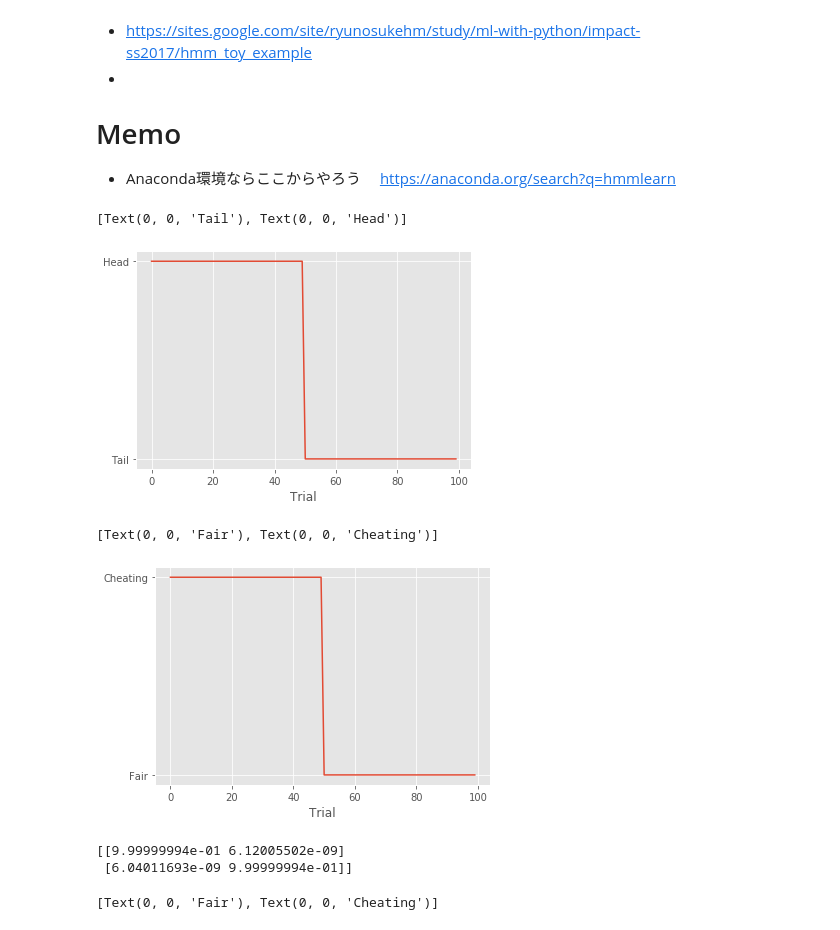
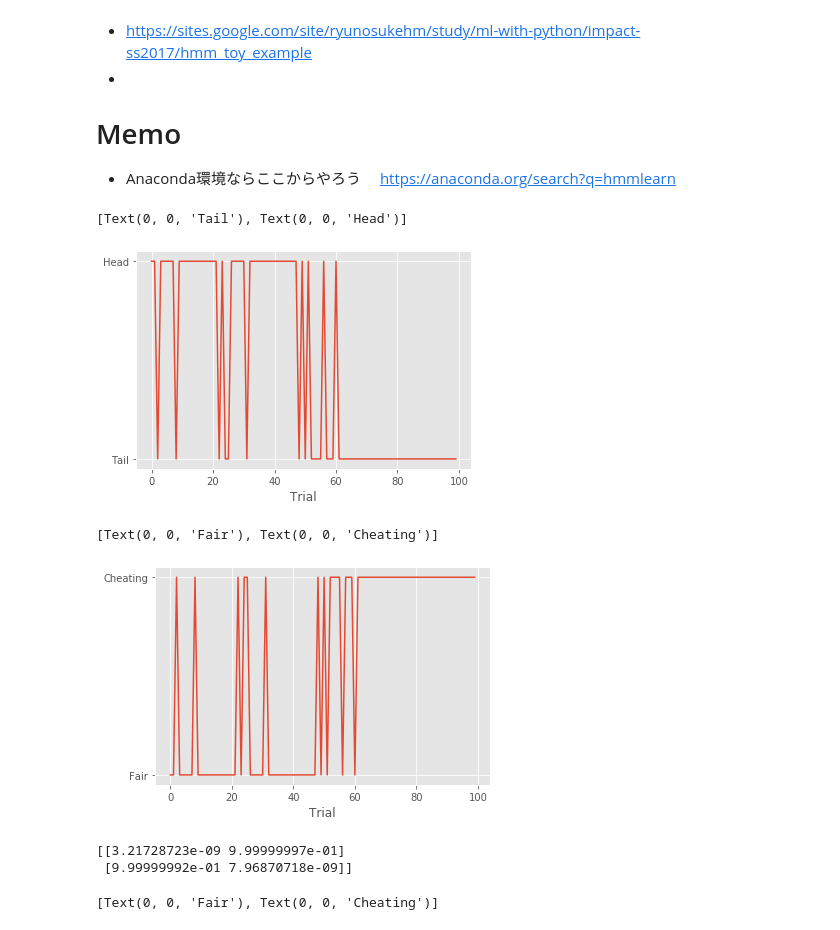
Before and after one commit to RyusukeKimura/demonstration, a Jupyter notebook: hidden-markov-model/hidden-markov-model.ipynb, the cells around one changed output. Cells and saved outputs as stored; diff of their text form; code cells hidden in the pictures.

```diff
--- a/hidden-markov-model/hidden-markov-model.ipynb
+++ b/hidden-markov-model/hidden-markov-model.ipynb
@@ -20,18 +20,18 @@ import matplotlib.pyplot as plt
 # %%
 plt.style.use('ggplot')
 X = np.empty((0,1), int)
 for i in range(0,50):
-    X = np.append(X, np.array([[np.random.binomial(1, p=0.99)]]),axis=0)
+    X = np.append(X, np.array([[np.random.binomial(1, p=0.9)]]),axis=0)
 for i in range(0,50):
-    X = np.append(X, np.array([[np.random.binomial(1, p=0.01)]]),axis=0)
+    X = np.append(X, np.array([[np.random.binomial(1, p=0.1)]]),axis=0)
 plt.plot(X)
 plt.xlabel('Trial')
 plt.yticks((0,1))
 ax = plt.gca()
 ax.set_yticklabels(['Tail','Head'])
 # %% [output]
 [Text(0, 0, 'Tail'), Text(0, 0, 'Head')]
-[figure, old version]
+[figure, new version]
 # %%
 model.fit(X)
 L,Z = model.decode(X)
@@ -42,12 +42,12 @@ ax = plt.gca()
 ax.set_yticklabels(['Fair','Cheating'])
 # %% [output]
 [Text(0, 0, 'Fair'), Text(0, 0, 'Cheating')]
-[figure, old version]
+[figure, new version]
 # %%
 print(model.emissionprob_)
 # %% [output]
-[[9.99999994e-01 6.12005502e-09]
- [6.04011693e-09 9.99999994e-01]]
+[[3.21728723e-09 9.99999997e-01]
+ [9.99999992e-01 7.96870718e-09]]
 # %%
 X1 = [[0.5], [1.0], [-1.0], [0.42], [0.24]]
 X2 = [[2.4], [4.2], [0.5], [-0.24]]
```
Also changed, not shown: parts of 1 cell of this notebook, 12 other files.
